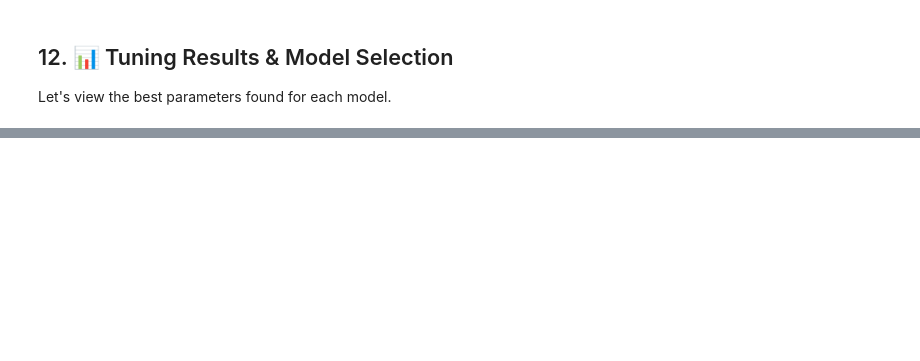
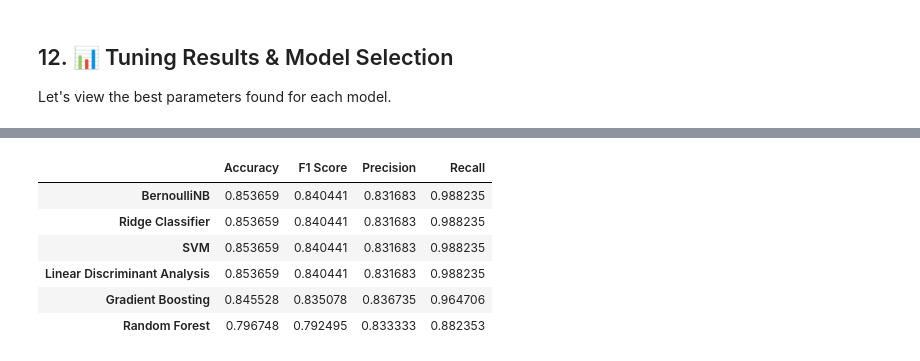
Before and after one commit to cryptoguy24/Automated_Loan_Eligibility_Prediction, a Jupyter notebook: notebook/2. Data_preprocessing_ML_Evaluation.ipynb.ipynb, the cells around one changed output, grey strips where cells are left out. Saved outputs shown, nothing was run; the diff lists cells and outputs as text; code cells hidden in the pictures; blank space fills up the shorter version.

```diff
--- a/notebook/2. Data_preprocessing_ML_Evaluation.ipynb.ipynb
+++ b/notebook/2. Data_preprocessing_ML_Evaluation.ipynb.ipynb
@@ -401,7 +417,6 @@ print("✅ Parameter grids defined.")
 # %% [markdown]
 ## 11. 🔍 Running GridSearchCV
 We loop through the selected models. For each combination of parameters, we use **5-Fold Cross-Validation**. This means the training data is split into 5 chunks; the model trains on 4 and tests on 1, rotating 5 times. This ensures the "Best Score" is reliable and not just a fluke.
-# %%
 # %%
 results_tuning = {}
 
@@ -417,7 +432,7 @@ for name, mp in model_params.items():
     # Initialize Grid Search
     # cv=5: 5-fold cross-validation
     # scoring='accuracy': optimizing for accuracy
-    clf = GridSearchCV(pipe, mp["params"], cv=5, scoring='accuracy', error_score=np.nan)
+    clf = GridSearchCV(pipe, mp["params"], cv=5, scoring='average_precision', error_score=np.nan)
 
     # Fit on the training set
     clf.fit(X_train, y_train)
@@ -460,0 +567,10 @@ In the final evaluation notebook (`03_final_evaluation.ipynb`), we will:
+# %%
+pd.DataFrame(results_test).T.sort_values(by="Accuracy", ascending=False)
+# %% [output]
+|  | Accuracy | F1 Score | Precision | Recall |
+| BernoulliNB | 0.853659 | 0.840441 | 0.831683 | 0.988235 |
+| Ridge Classifier | 0.853659 | 0.840441 | 0.831683 | 0.988235 |
+| SVM | 0.853659 | 0.840441 | 0.831683 | 0.988235 |
+| Linear Discriminant Analysis | 0.853659 | 0.840441 | 0.831683 | 0.988235 |
+| Gradient Boosting | 0.845528 | 0.835078 | 0.836735 | 0.964706 |
+| Random Forest | 0.796748 | 0.792495 | 0.833333 | 0.882353 |
```
Also changed, not shown: parts of 15 cells of this notebook, 10 other files.
